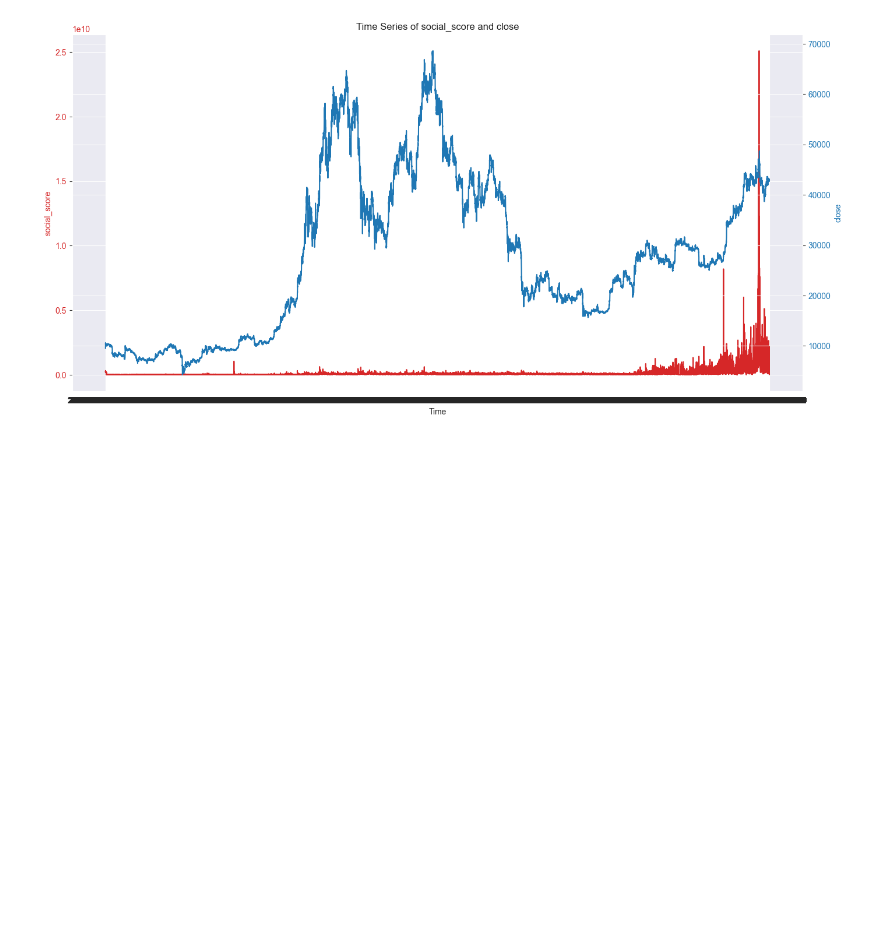
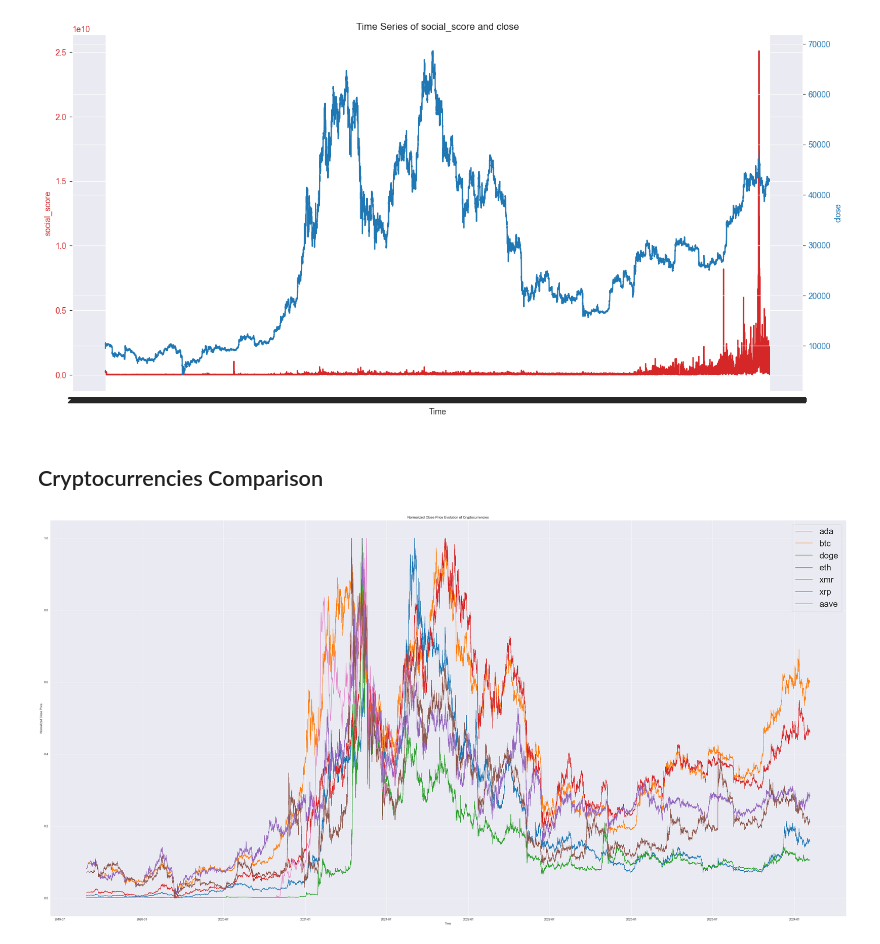
Before and after one commit to lucapetrh-dev/Transformers-Financial-Time-Series-Forecasting, a Jupyter notebook: preprocessing.ipynb, the cells around one changed output. Saved outputs shown, nothing was run; the diff lists cells and outputs as text; code cells hidden in the pictures; blank space fills up the shorter version.

```diff
--- a/preprocessing.ipynb
+++ b/preprocessing.ipynb
@@ -270,3 +274,34 @@ def plot_time_series_sentiment_vs_price(df, sentiment_score, price='close'):
 plot_time_series_sentiment_vs_price(btc, 'social_score', 'close')
 # %% [output]
 [figure]
+# %% [markdown]
+## Cryptocurrencies Comparison
+# %%
+from models.scripts.utils import preprocess, trigonometric_date_encoding
+
+file_paths = ['data/hourly/ada_lunarcrush_timeseries_hourly.csv', 'data/hourly/btc_lunarcrush_timeseries_hourly.csv', 'data/hourly/doge_lunarcrush_timeseries_hourly.csv', 'data/hourly/eth_lunarcrush_timeseries_hourly.csv', 'data/hourly/xmr_lunarcrush_timeseries_hourly.csv', 'data/hourly/xrp_lunarcrush_timeseries_hourly.csv', 'data/hourly/aave_lunarcrash_timeseries_hourly.csv']
+
+columns_to_keep = ['timestamp', 'time', 'open', 'close', 'high', 'low', 'volume_24h', 'market_cap', 'social_contributors', 'social_volume', 'tweets', 'day', 'month', 'year', 'Month_Category_Bearish', 'Month_Category_Bullish', 'Month_Category_Normal', 'ROC_0', 'ROC_1', 'ROC_2']
+
+crypto_dfs = {}
+for path in file_paths:
+    crypto = os.path.basename(path).split('_')[0]
+    if os.path.exists(path):  # Check if the file exists
+        crypto_dfs[crypto] = preprocess(path)
+        crypto_dfs[crypto] = crypto_dfs[crypto][[col for col in crypto_dfs[crypto].columns if col in columns_to_keep]]
+    else:
+        print(f"File does not exist: {path}")  # For debugging
+# %%
+import matplotlib.pyplot as plt
+
+plt.figure(figsize=(50, 25))
+for crypto, df in crypto_dfs.items():
+    normalized_close = (df['close'] - df['close'].min()) / (df['close'].max() - df['close'].min())
+    plt.plot(df['time'], normalized_close, label=crypto)
+plt.title('Normalized Close Price Evolution of Cryptocurrencies')
+plt.xlabel('Time')
+plt.ylabel('Normalized Close Price')
+plt.legend(fontsize=30)
+plt.show()
+# %% [output]
+[figure, added]
```
Also changed, not shown: parts of 1 cell of this notebook, 2 other files.
